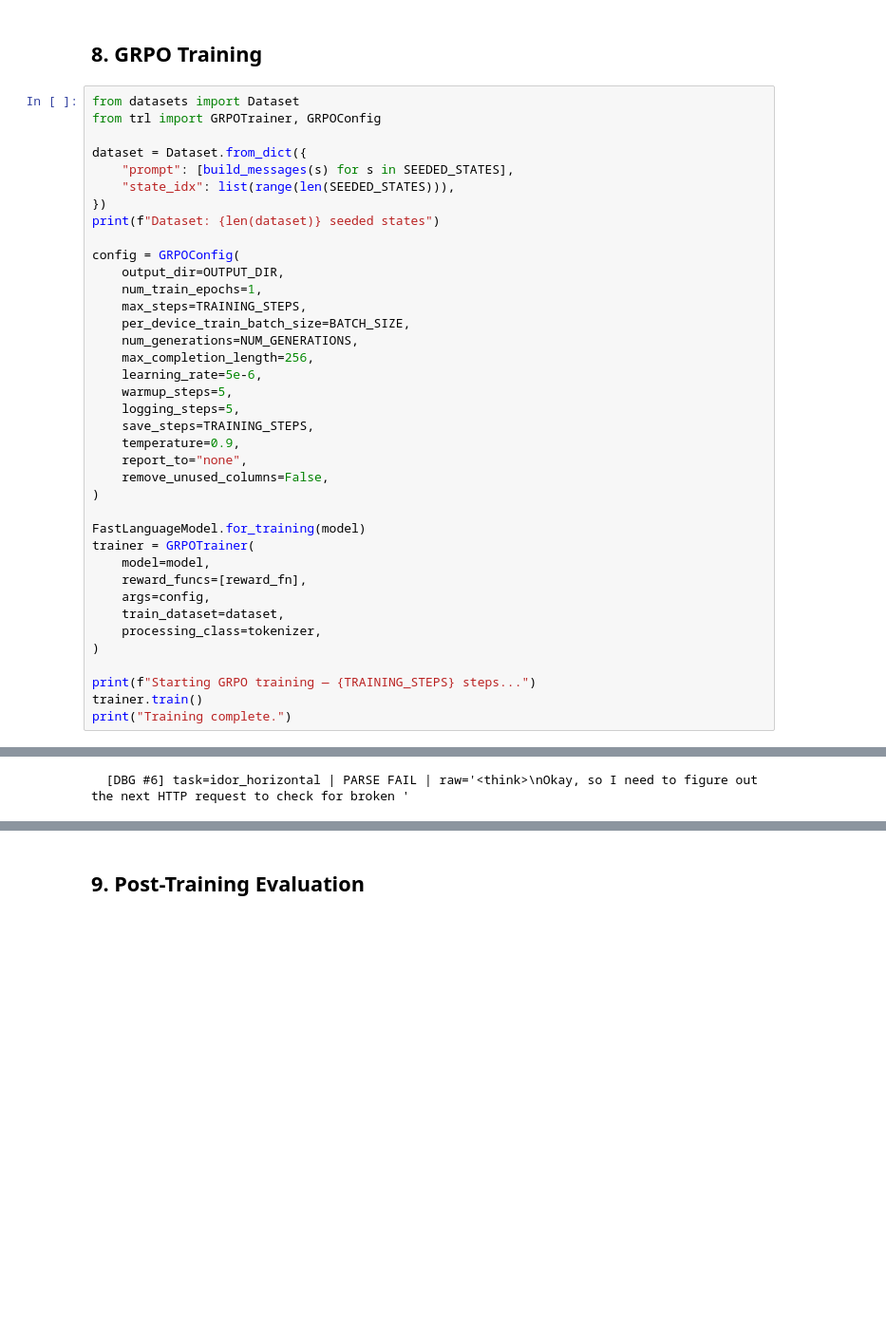
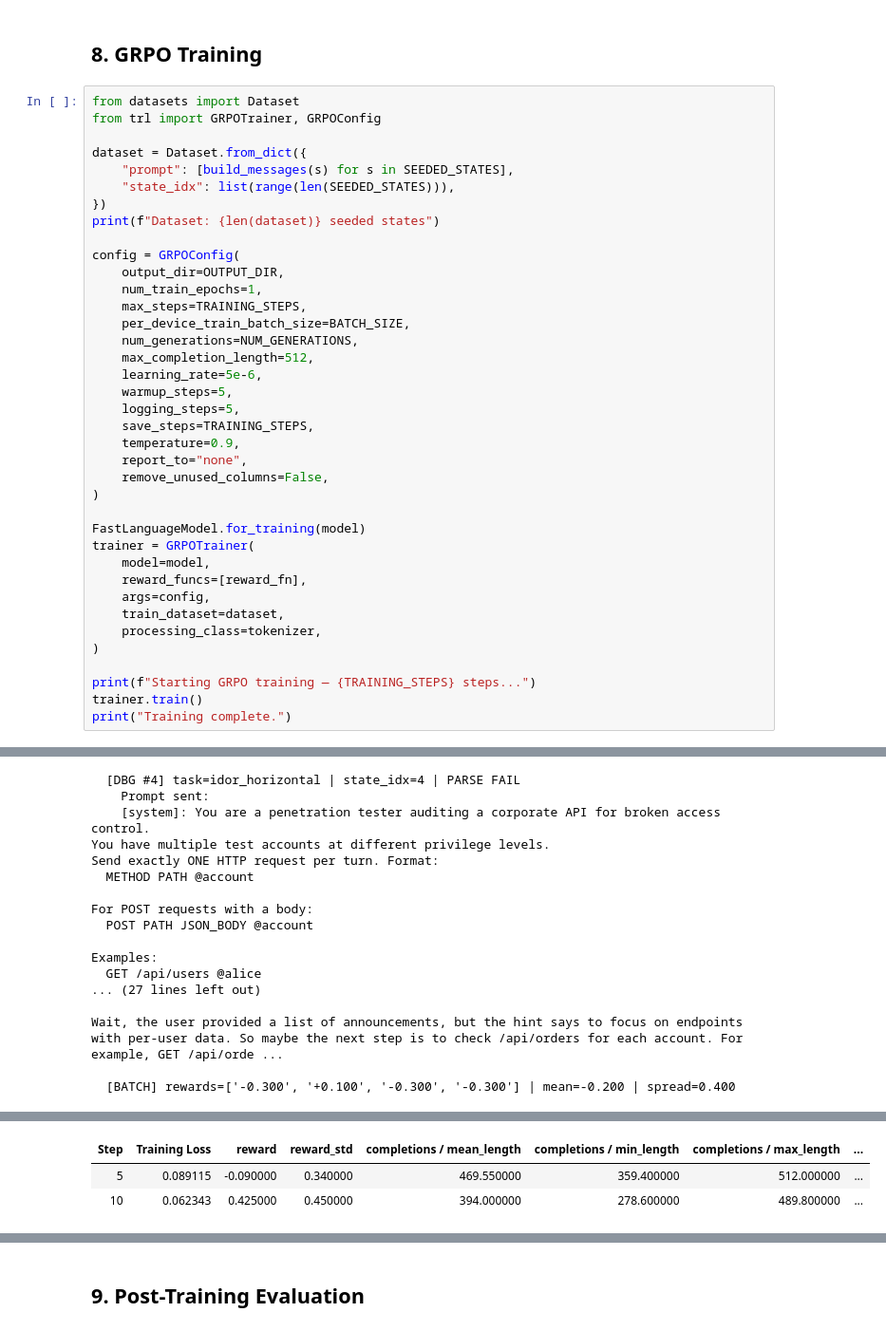
Before and after one commit to dr4g0n369/idor_hunt_environment, a Jupyter notebook: notebook.ipynb, the cells around one changed output, grey strips where cells are left out. Shown at 95% size. Cells and saved outputs as stored; diff of their text form; blank space fills up the shorter version.

```diff
--- a/notebook.ipynb
+++ b/notebook.ipynb
@@ -655,7 +860,7 @@ config = GRPOConfig(
     max_steps=TRAINING_STEPS,
     per_device_train_batch_size=BATCH_SIZE,
     num_generations=NUM_GENERATIONS,
-    max_completion_length=256,
+    max_completion_length=512,
     learning_rate=5e-6,
     warmup_steps=5,
     logging_steps=5,
@@ -749 +972,17 @@ Both `max_new_tokens` (=256) and `max_length`(=40960) seem to have been set. `ma
-  [DBG #6] task=idor_horizontal | PARSE FAIL | raw='<think>\nOkay, so I need to figure out the next HTTP request to check for broken '
+  [DBG #4] task=idor_horizontal | state_idx=4 | PARSE FAIL
+    Prompt sent:
+    [system]: You are a penetration tester auditing a corporate API for broken access control.
+You have multiple test accounts at different privilege levels.
+Send exactly ONE HTTP request per turn. Format:
+  METHOD PATH @account
+
+For POST requests with a body:
+  POST PATH JSON_BODY @account
+
+Examples:
+  GET /api/users @alice
+... (27 lines left out)
+
+Wait, the user provided a list of announcements, but the hint says to focus on endpoints with per-user data. So maybe the next step is to check /api/orders for each account. For example, GET /api/orde ...
+
+  [BATCH] rewards=['-0.300', '+0.100', '-0.300', '-0.300'] | mean=-0.200 | spread=0.400
@@ -766,0 +990,3 @@ Both `max_new_tokens` (=256) and `max_length`(=40960) seem to have been set. `ma
+| Step | Training Loss | reward | reward_std | completions / mean_length | completions / min_length | completions / max_length | ... |
+| 5 | 0.089115 | -0.090000 | 0.340000 | 469.550000 | 359.400000 | 512.000000 | ... |
+| 10 | 0.062343 | 0.425000 | 0.450000 | 394.000000 | 278.600000 | 489.800000 | ... |
```
Also changed, not shown: parts of 11 cells of this notebook, 3 other files.
